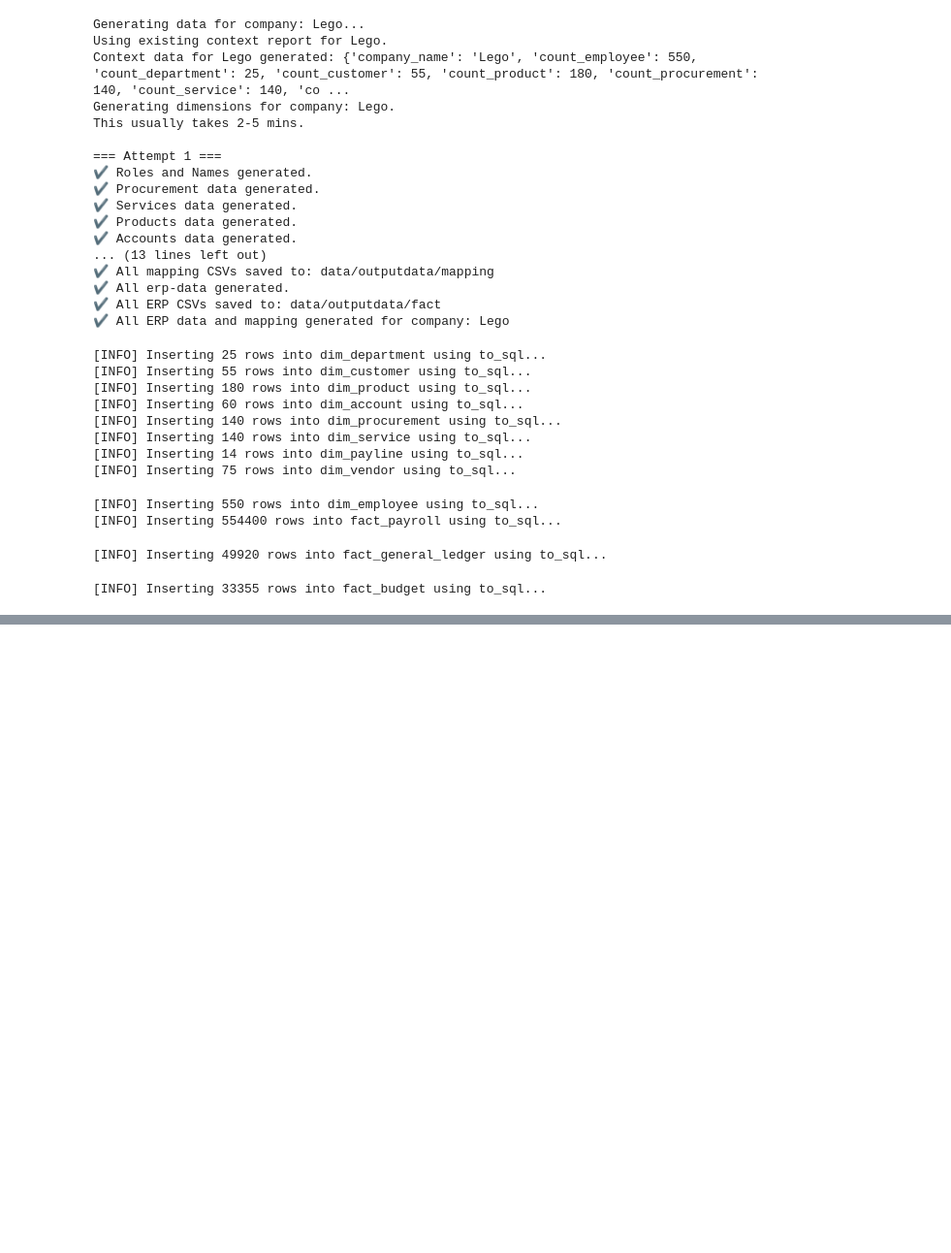
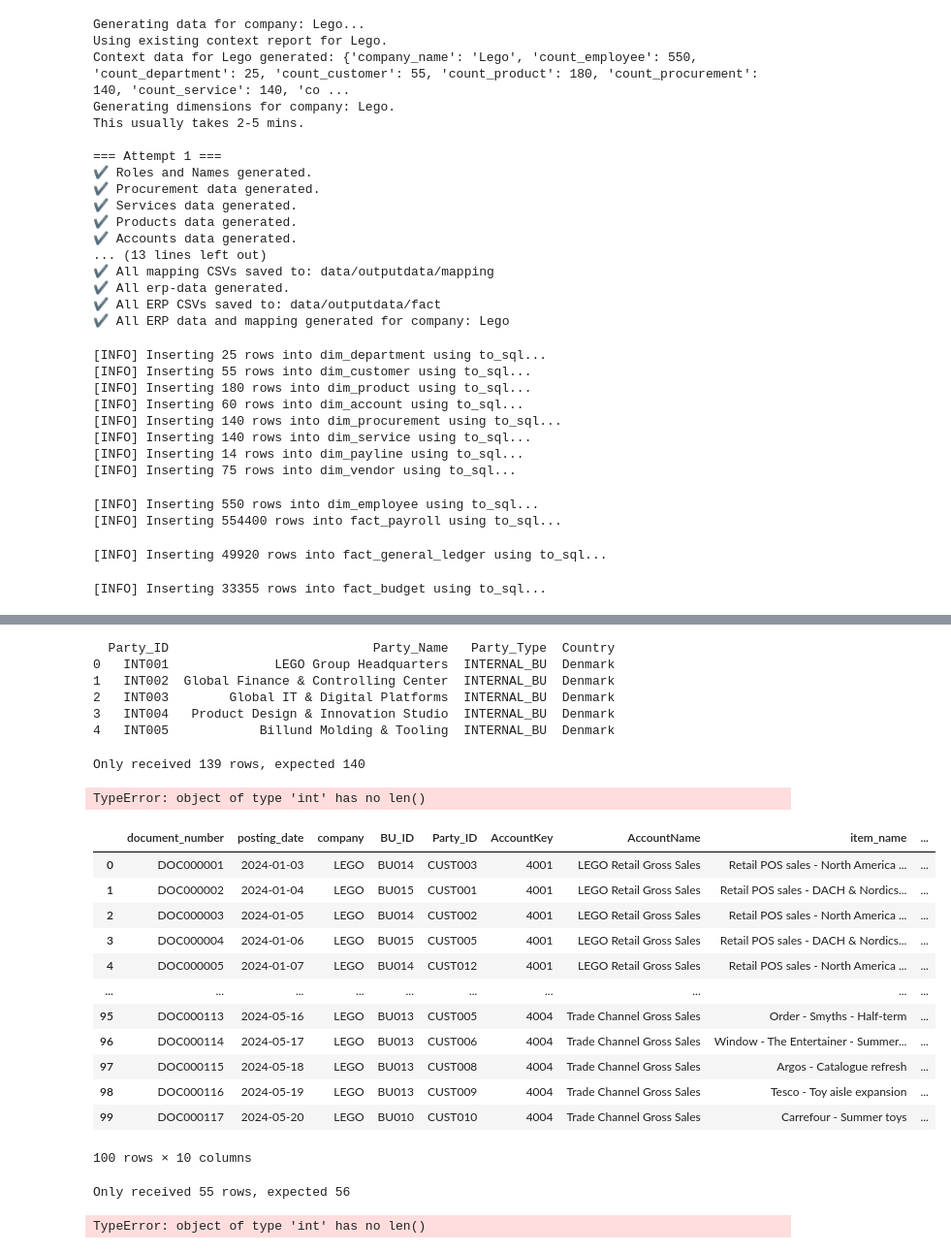
Before and after one commit to JBaltaMG/SynetheticDataGeneration, a Jupyter notebook: main.ipynb, the cells around one changed output, grey strips where cells are left out. Shown: that part at 97% size. Cells and saved outputs as stored; diff of their text form; code cells hidden in the pictures; blank space fills up the shorter version.

```diff
--- a/main.ipynb
+++ b/main.ipynb
@@ -53,0 +1343,9 @@ execute_db_operations(version_tag)
+# %%
+# === Step 1: load your general df_accounts ===
+#df_accounts = pd.read_csv("path/to/df_accounts.csv", sep=";")
+df_accounts = df_coa.copy()
+
+# === Step 2: Generate Business Units ===
+company_name = "LEGO"
+bu_df = generate_business_units(company_name)
+print(bu_df.head())
@@ -53,0 +1385,51 @@ execute_db_operations(version_tag)
+# %%
+# === Step 3: Generate Master Parties ===
+parties_df = generate_parties(company_name, bu_df)
+print(parties_df.head())
+# %% [output]
+  Party_ID                           Party_Name   Party_Type  Country
+0   INT001              LEGO Group Headquarters  INTERNAL_BU  Denmark
+1   INT002  Global Finance & Controlling Center  INTERNAL_BU  Denmark
+2   INT003        Global IT & Digital Platforms  INTERNAL_BU  Denmark
+3   INT004   Product Design & Innovation Studio  INTERNAL_BU  Denmark
+4   INT005            Billund Molding & Tooling  INTERNAL_BU  Denmark
+# %%
+# === Step 4: Prepare your financial totals ===
+finances = {
+    "Revenue": 102_709_000,
+    "COGS": -80_578_387,
+    "FixedCost": -17_916_252,
+    "EBIT": 4_214_272
+}
+rows_cfg = {"Revenue": 100, "COGS": 100, "FixedCost": 50, "EBIT": 50}
+
+# === Step 5: Run one category at a time ===
+revenue_accounts = df_accounts[df_accounts["AccountKey"].between(4001, 4009)]
+revenue_df = generate_category_lines(
+    company_name,
+    "Revenue",
+    finances["Revenue"],
+    rows_cfg["Revenue"],
+    revenue_accounts,
+    bu_df,
+    parties_df
+)
+# %% [output]
+Only received 139 rows, expected 140
+TypeError: object of type 'int' has no len()
+# %%
+revenue_df
+# %% [output]
+|  | document_number | posting_date | company | BU_ID | Party_ID | AccountKey | AccountName | item_name | ... |
+| 0 | DOC000001 | 2024-01-03 | LEGO | BU014 | CUST003 | 4001 | LEGO Retail Gross Sales | Retail POS sales - North America ... | ... |
+| 1 | DOC000002 | 2024-01-04 | LEGO | BU015 | CUST001 | 4001 | LEGO Retail Gross Sales | Retail POS sales - DACH & Nordics... | ... |
+| 2 | DOC000003 | 2024-01-05 | LEGO | BU014 | CUST002 | 4001 | LEGO Retail Gross Sales | Retail POS sales - North America ... | ... |
+| 3 | DOC000004 | 2024-01-06 | LEGO | BU015 | CUST005 | 4001 | LEGO Retail Gross Sales | Retail POS sales - DACH & Nordics... | ... |
+| 4 | DOC000005 | 2024-01-07 | LEGO | BU014 | CUST012 | 4001 | LEGO Retail Gross Sales | Retail POS sales - North America ... | ... |
+| ... | ... | ... | ... | ... | ... | ... | ... | ... | ... |
+| 95 | DOC000113 | 2024-05-16 | LEGO | BU013 | CUST005 | 4004 | Trade Channel Gross Sales | Order - Smyths - Half-term | ... |
+| 96 | DOC000114 | 2024-05-17 | LEGO | BU013 | CUST006 | 4004 | Trade Channel Gross Sales | Window - The Entertainer - Summer... | ... |
+| 97 | DOC000115 | 2024-05-18 | LEGO | BU013 | CUST008 | 4004 | Trade Channel Gross Sales | Argos - Catalogue refresh | ... |
+| 98 | DOC000116 | 2024-05-19 | LEGO | BU013 | CUST009 | 4004 | Trade Channel Gross Sales | Tesco - Toy aisle expansion | ... |
+| 99 | DOC000117 | 2024-05-20 | LEGO | BU010 | CUST010 | 4004 | Trade Channel Gross Sales | Carrefour - Summer toys | ... |
+100 rows × 10 columns
@@ -53,0 +1464,13 @@ execute_db_operations(version_tag)
+# %%
+df_lines = generate_category_lines(
+    company_name="LEGO Group",
+    category_name="Revenue",
+    financial_total=1_500_000,
+    row_count=40,
+    accounts_subset_df=df_accounts,
+    bu_df=bu_df,
+    parties_df=parties_df,
+)
+# %% [output]
+Only received 55 rows, expected 56
+TypeError: object of type 'int' has no len()
```
Also changed, not shown: parts of 35 cells of this notebook, 7 other files.
